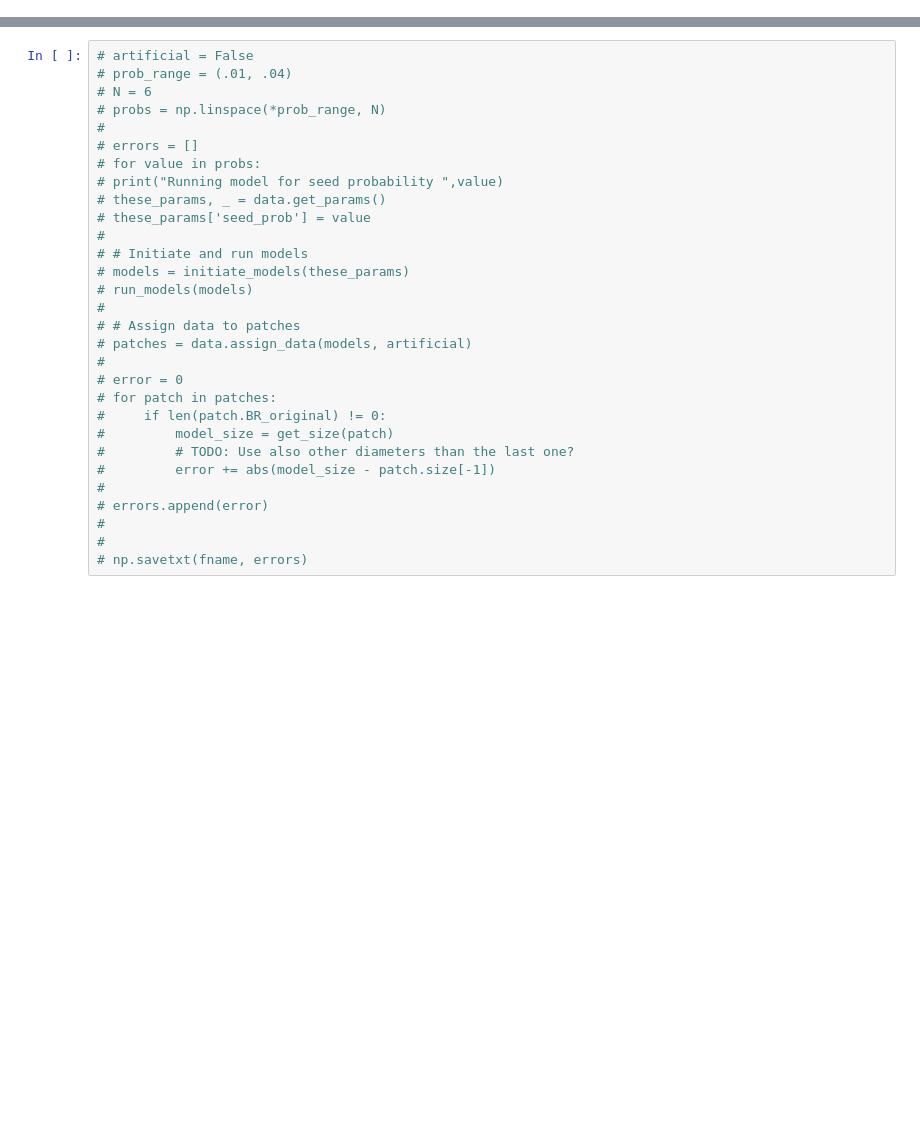
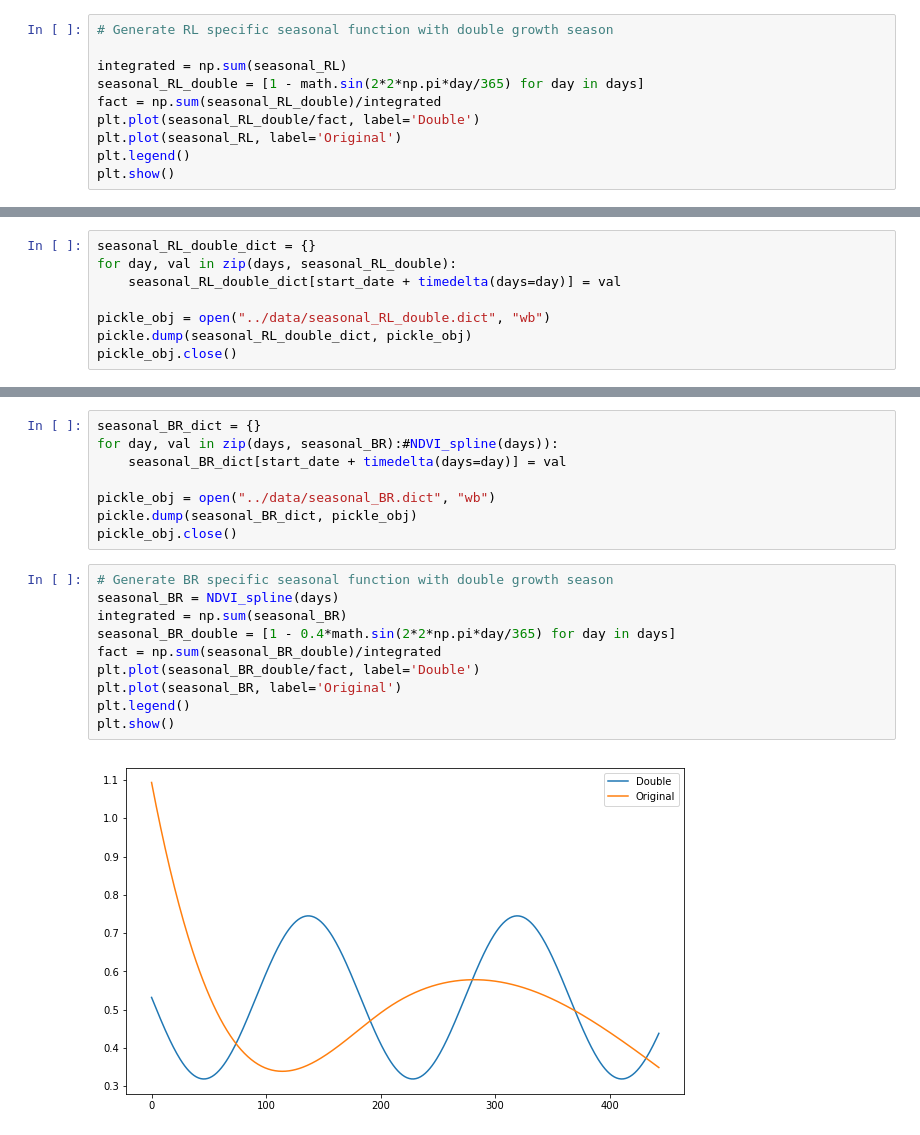
Before and after one commit to jj1993/ecological-dryland-dynamics, a Jupyter notebook: Seasonal generator.ipynb, the cells around one changed output, grey strips where cells are left out. Drawn from its saved outputs; the diff is of its cells as text; blank space fills up the shorter version.

```diff
--- a/Seasonal generator.ipynb
+++ b/Seasonal generator.ipynb
@@ -49,0 +83,10 @@ plt.show()
+# %%
+# Generate RL specific seasonal function with double growth season
+
+integrated = np.sum(seasonal_RL)
+seasonal_RL_double = [1 - math.sin(2*2*np.pi*day/365) for day in days]
+fact = np.sum(seasonal_RL_double)/integrated
+plt.plot(seasonal_RL_double/fact, label='Double')
+plt.plot(seasonal_RL, label='Original')
+plt.legend()
+plt.show()
@@ -50,2 +95,10 @@ plt.show()
+# %%
+seasonal_RL_double_dict = {}
+for day, val in zip(days, seasonal_RL_double):
+    seasonal_RL_double_dict[start_date + timedelta(days=day)] = val
+
+pickle_obj = open("../data/seasonal_RL_double.dict", "wb")
+pickle.dump(seasonal_RL_double_dict, pickle_obj)
+pickle_obj.close()
 # %%
 params, _ = data.get_params()
@@ -92,30 +140,20 @@ plt.show()
-# %%
-# artificial = False
-# prob_range = (.01, .04)
-# N = 6
-# probs = np.linspace(*prob_range, N)
-#
-# errors = []
-# for value in probs:
-# print("Running model for seed probability ",value)
-# these_params, _ = data.get_params()
-# these_params['seed_prob'] = value
-#
-# # Initiate and run models
-# models = initiate_models(these_params)
-# run_models(models)
-#
-# # Assign data to patches
-# patches = data.assign_data(models, artificial)
-#
-# error = 0
-# for patch in patches:
-#     if len(patch.BR_original) != 0:
-#         model_size = get_size(patch)
-#         # TODO: Use also other diameters than the last one?
-#         error += abs(model_size - patch.size[-1])
-#
-# errors.append(error)
-#
-#
-# np.savetxt(fname, errors)
+# %%
+seasonal_BR_dict = {}
+for day, val in zip(days, seasonal_BR):#NDVI_spline(days)):
+    seasonal_BR_dict[start_date + timedelta(days=day)] = val
+
+pickle_obj = open("../data/seasonal_BR.dict", "wb")
+pickle.dump(seasonal_BR_dict, pickle_obj)
+pickle_obj.close()
+# %%
+# Generate BR specific seasonal function with double growth season
+seasonal_BR = NDVI_spline(days)
+integrated = np.sum(seasonal_BR)
+seasonal_BR_double = [1 - 0.4*math.sin(2*2*np.pi*day/365) for day in days]
+fact = np.sum(seasonal_BR_double)/integrated
+plt.plot(seasonal_BR_double/fact, label='Double')
+plt.plot(seasonal_BR, label='Original')
+plt.legend()
+plt.show()
+# %% [output]
+[figure, added]
```
Also changed, not shown: parts of 8 cells of this notebook, 13 other files.
